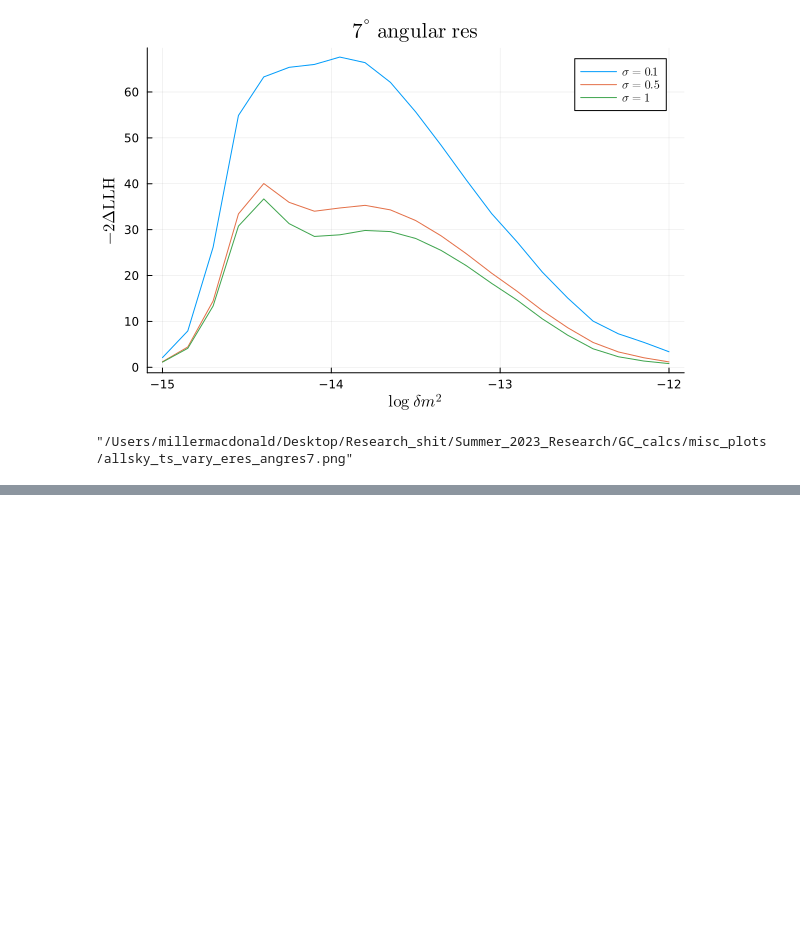
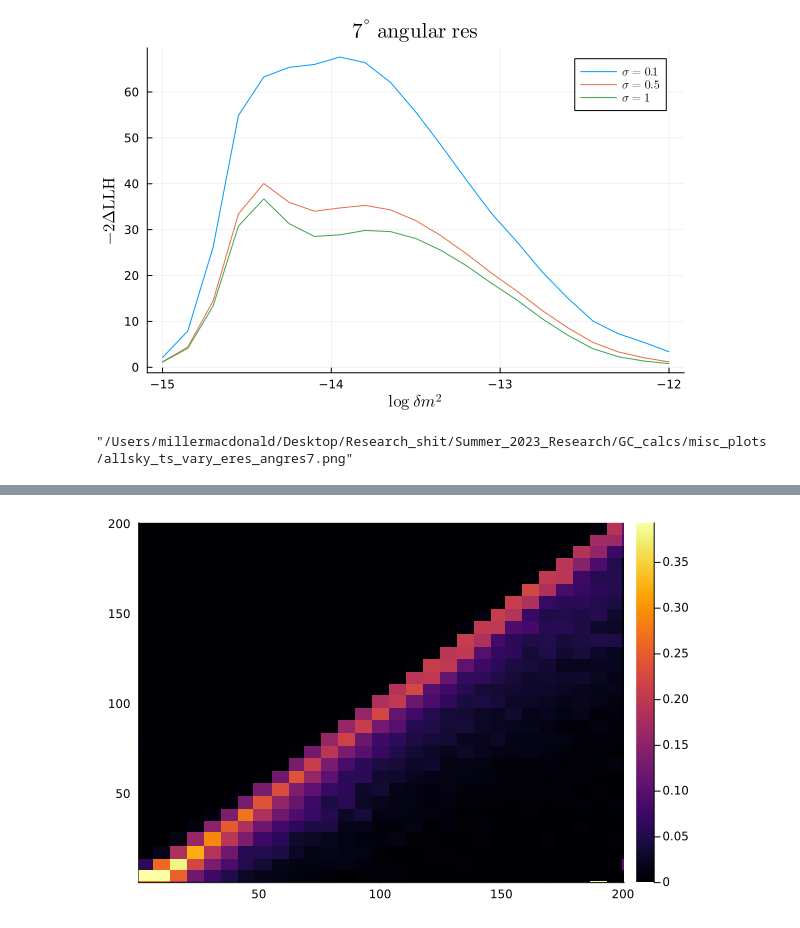
Before and after one commit to mymacd2/pseudo-Dirac-summer-research, a Jupyter notebook: GC_calcs/julia_function_checks.ipynb, the cells around one changed output, grey strips where cells are left out. Saved outputs shown, nothing was run; the diff lists cells and outputs as text; code cells hidden in the pictures; blank space fills up the shorter version.

```diff
--- a/GC_calcs/julia_function_checks.ipynb
+++ b/GC_calcs/julia_function_checks.ipynb
@@ -845,0 +904,4 @@ savefig("misc_plots/allsky_ts_vary_eres_angres7.png")
+# %%
+heatmap(transpose(true_eres))
+# %% [output]
+[figure, added]
```
Also changed, not shown: parts of 6 cells of this notebook, 7 other files.
